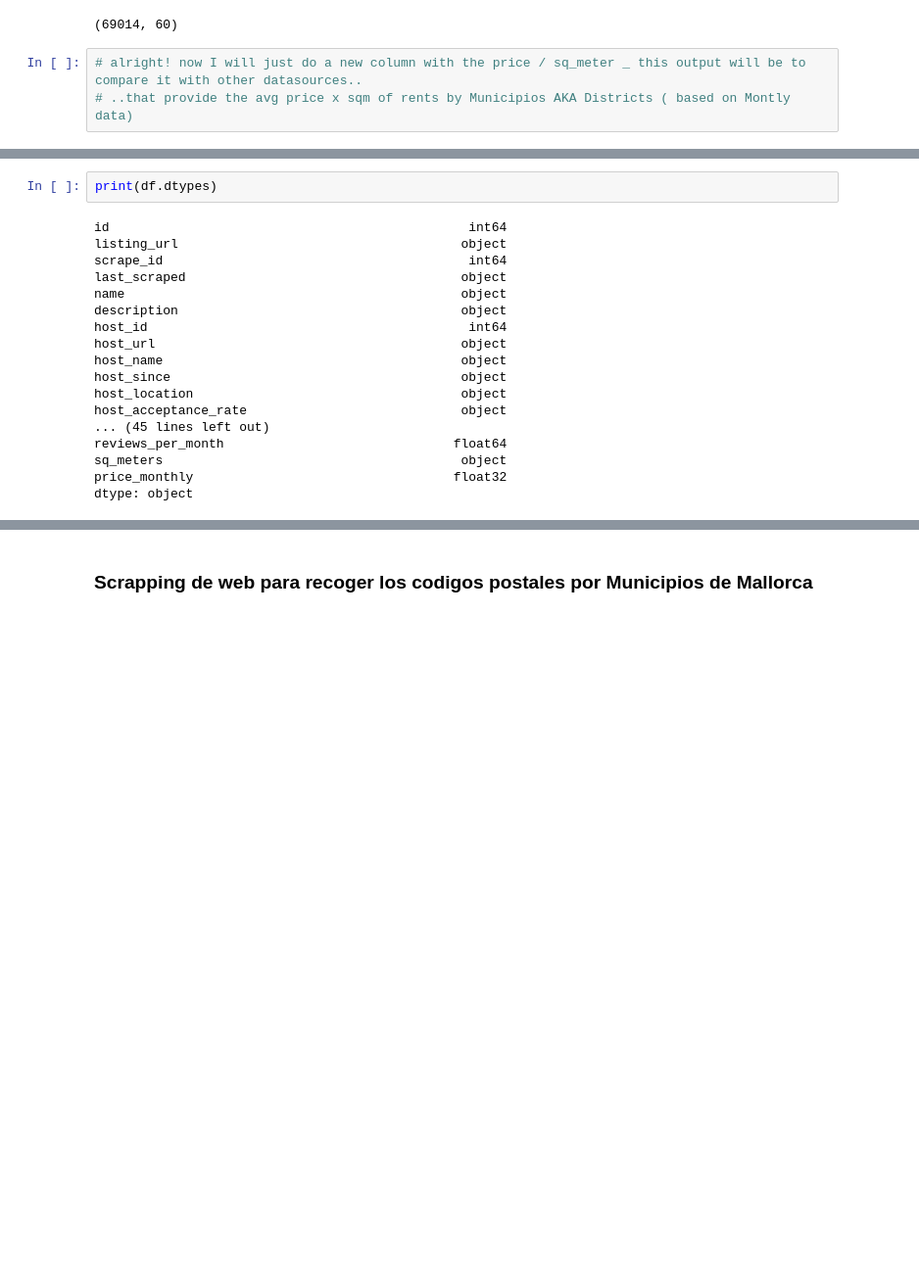
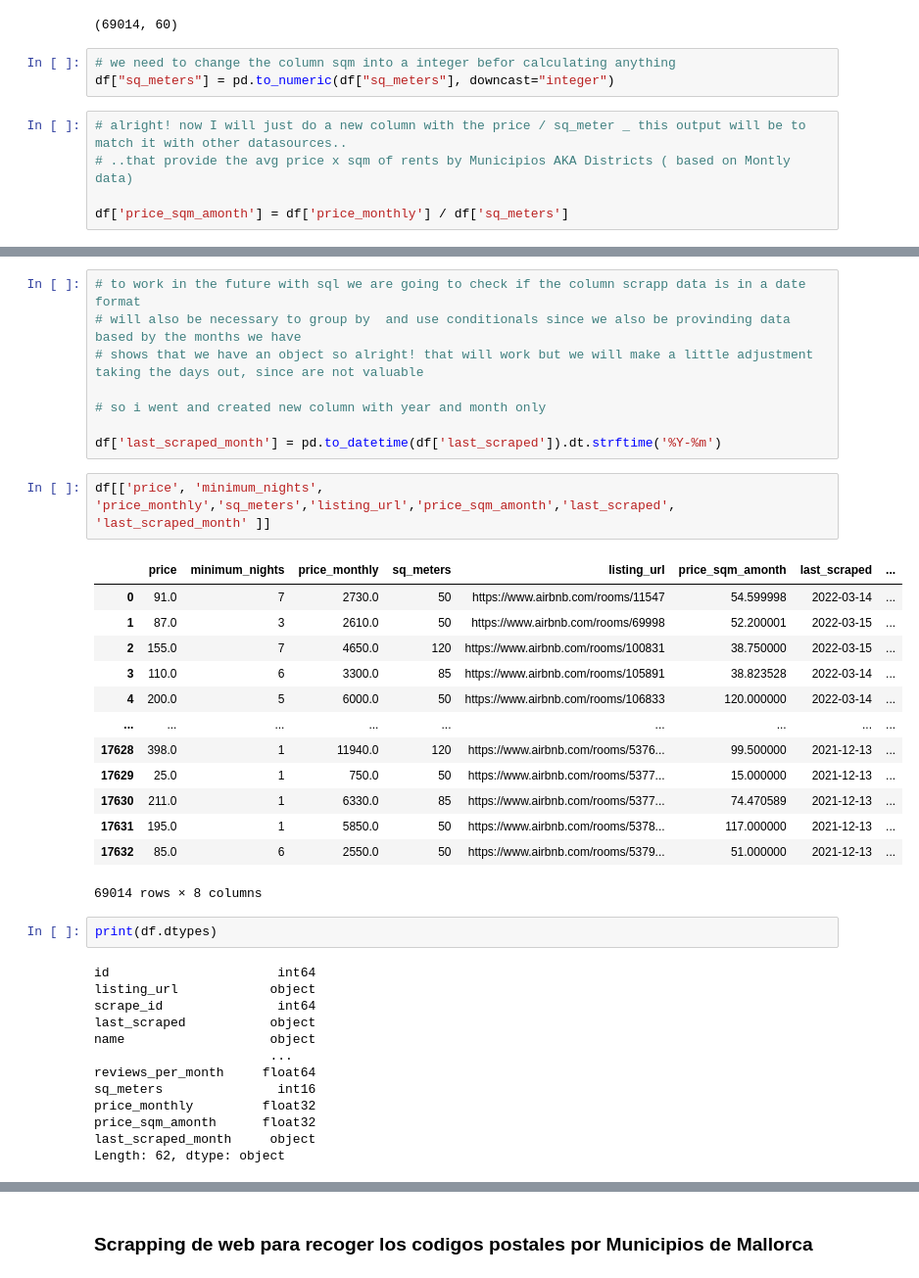
Before and after one commit to JaimeLeoz/w4-ETL-Project, a Jupyter notebook: MainWork-1.ipynb, the cells around one changed output, grey strips where cells are left out. Shown: that part at 98% size. Saved outputs shown, nothing was run; the diff lists cells and outputs as text; blank space fills up the shorter version.

Commit message:
scrapping postal codes and rent prices

```diff
--- a/MainWork-1.ipynb
+++ b/MainWork-1.ipynb
@@ -530,6 +492,11 @@ df[['price', 'minimum_nights', 'price_monthly','sq_meters','listing_url']]
 df.shape
 # %% [output]
 (69014, 60)
+# %%
+# we need to change the column sqm into a integer befor calculating anything
+df["sq_meters"] = pd.to_numeric(df["sq_meters"], downcast="integer")
 # %%
-# alright! now I will just do a new column with the price / sq_meter _ this output will be to compare it with other datasources..
+# alright! now I will just do a new column with the price / sq_meter _ this output will be to match it with other datasources..
 # ..that provide the avg price x sqm of rents by Municipios AKA Districts ( based on Montly data)
+
+df['price_sqm_amonth'] = df['price_monthly'] / df['sq_meters']
@@ -536,20 +521,39 @@ df.shape
+# %%
+# to work in the future with sql we are going to check if the column scrapp data is in a date format
+# will also be necessary to group by  and use conditionals since we also be provinding data based by the months we have
+# shows that we have an object so alright! that will work but we will make a little adjustment taking the days out, since are not valuable
+
+# so i went and created new column with year and month only
+
+df['last_scraped_month'] = pd.to_datetime(df['last_scraped']).dt.strftime('%Y-%m')
+# %%
+df[['price', 'minimum_nights', 'price_monthly','sq_meters','listing_url','price_sqm_amonth','last_scraped', 'last_scraped_month' ]]
+# %% [output]
+|  | price | minimum_nights | price_monthly | sq_meters | listing_url | price_sqm_amonth | last_scraped | ... |
+| 0 | 91.0 | 7 | 2730.0 | 50 | https://www.airbnb.com/rooms/11547 | 54.599998 | 2022-03-14 | ... |
+| 1 | 87.0 | 3 | 2610.0 | 50 | https://www.airbnb.com/rooms/69998 | 52.200001 | 2022-03-15 | ... |
+| 2 | 155.0 | 7 | 4650.0 | 120 | https://www.airbnb.com/rooms/100831 | 38.750000 | 2022-03-15 | ... |
+| 3 | 110.0 | 6 | 3300.0 | 85 | https://www.airbnb.com/rooms/105891 | 38.823528 | 2022-03-14 | ... |
+| 4 | 200.0 | 5 | 6000.0 | 50 | https://www.airbnb.com/rooms/106833 | 120.000000 | 2022-03-14 | ... |
+| ... | ... | ... | ... | ... | ... | ... | ... | ... |
+| 17628 | 398.0 | 1 | 11940.0 | 120 | https://www.airbnb.com/rooms/5376... | 99.500000 | 2021-12-13 | ... |
+| 17629 | 25.0 | 1 | 750.0 | 50 | https://www.airbnb.com/rooms/5377... | 15.000000 | 2021-12-13 | ... |
+| 17630 | 211.0 | 1 | 6330.0 | 85 | https://www.airbnb.com/rooms/5377... | 74.470589 | 2021-12-13 | ... |
+| 17631 | 195.0 | 1 | 5850.0 | 50 | https://www.airbnb.com/rooms/5378... | 117.000000 | 2021-12-13 | ... |
+| 17632 | 85.0 | 6 | 2550.0 | 50 | https://www.airbnb.com/rooms/5379... | 51.000000 | 2021-12-13 | ... |
+69014 rows × 8 columns
 # %%
 print(df.dtypes)
 # %% [output]
-id                                               int64
-listing_url                                     object
-scrape_id                                        int64
-last_scraped                                    object
-name                                            object
-description                                     object
-host_id                                          int64
-host_url                                        object
-host_name                                       object
-host_since                                      object
-host_location                                   object
-host_acceptance_rate                            object
-... (45 lines left out)
-reviews_per_month                              float64
-sq_meters                                       object
-price_monthly                                  float32
-dtype: object
+id                      int64
+listing_url            object
+scrape_id               int64
+last_scraped           object
+name                   object
+                       ...
+reviews_per_month     float64
+sq_meters               int16
+price_monthly         float32
+price_sqm_amonth      float32
+last_scraped_month     object
+Length: 62, dtype: object
```
Also changed, not shown: parts of 18 cells of this notebook, 1 other file.
